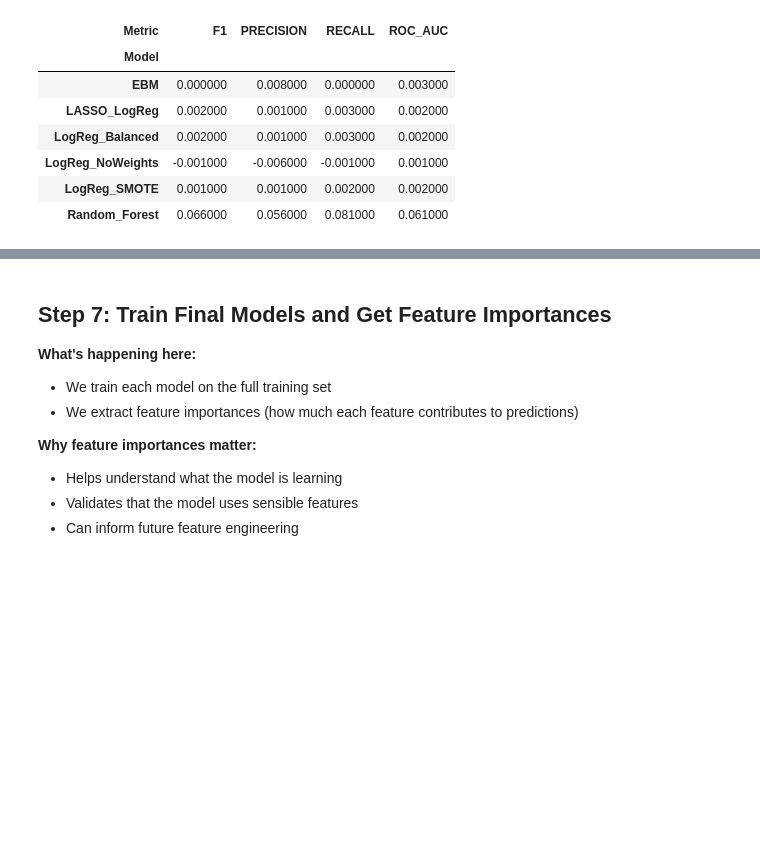
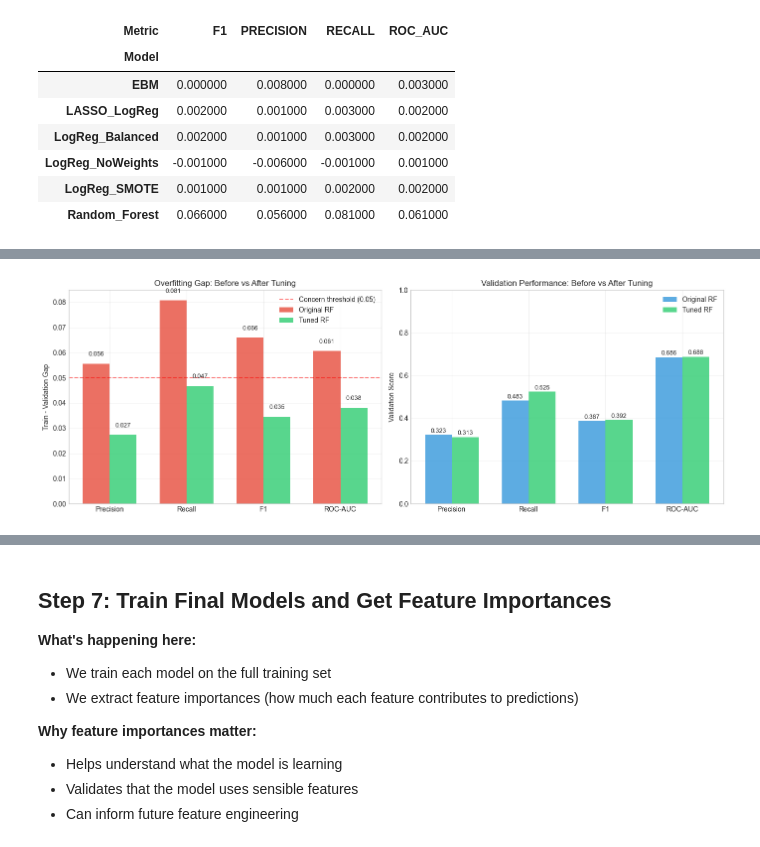
Before and after one commit to saras-audrius/EAISI-Group-Project---NHS, a Jupyter notebook: code/Models Yvonne.ipynb, the cells around one changed output, grey strips where cells are left out. Drawn from its saved outputs; the diff is of its cells as text; code cells hidden in the pictures; blank space fills up the shorter version.

```diff
--- a/code/Models Yvonne.ipynb
+++ b/code/Models Yvonne.ipynb
@@ -554,0 +850,83 @@ Gaps > 0.02 are highlighted in light yellow.
+# %%
+# Step 6c-ii: Verify Overfitting Reduction
+# ==========================================
+
+# Run cross-validation on the updated Random Forest to confirm the gap has shrunk
+scores_new = cross_validate(
+    models['Random_Forest'], X_train, y_train,
+    cv=StratifiedKFold(n_splits=5, shuffle=True, random_state=42),
+    scoring={'f1': 'f1', 'recall': 'recall', 'precision': 'precision', 'roc_auc': 'roc_auc'},
+    return_train_score=True,
+    n_jobs=1
+)
+
+# Compare old RF (from Step 5) vs new RF
+fig, axes = plt.subplots(1, 2, figsize=(14, 5))
+
+metrics = ['precision', 'recall', 'f1', 'roc_auc']
+labels = ['Precision', 'Recall', 'F1', 'ROC-AUC']
+
+# Old gaps (from cv_results computed in Step 5)
+old_gaps = [cv_results['Random_Forest'][f'train_{m}'].mean() - cv_results['Random_Forest'][f'test_{m}'].mean() for m in metrics]
+new_gaps = [scores_new[f'train_{m}'].mean() - scores_new[f'test_{m}'].mean() for m in metrics]
+
+# Left: Overfitting gap comparison
+ax = axes[0]
+x = np.arange(len(metrics))
+width = 0.35
+bars1 = ax.bar(x - width/2, old_gaps, width, label='Original RF', color='#e74c3c', alpha=0.8)
+bars2 = ax.bar(x + width/2, new_gaps, width, label='Tuned RF', color='#2ecc71', alpha=0.8)
+ax.axhline(y=0.05, color='red', linestyle='--', alpha=0.5, label='Concern threshold (0.05)')
+ax.set_ylabel('Train - Validation Gap')
+ax.set_title('Overfitting Gap: Before vs After Tuning')
+ax.set_xticks(x)
+ax.set_xticklabels(labels)
+ax.legend()
+ax.grid(True, alpha=0.3)
+
+for bar in bars1:
+    ax.text(bar.get_x() + bar.get_width()/2, bar.get_height() + 0.003, f'{bar.get_height():.3f}',
+            ha='center', fontsize=9)
+for bar in bars2:
+    ax.text(bar.get_x() + bar.get_width()/2, bar.get_height() + 0.003, f'{bar.get_height():.3f}',
+            ha='center', fontsize=9)
+
+# Right: Validation scores comparison
+ax = axes[1]
+old_val = [cv_results['Random_Forest'][f'test_{m}'].mean() for m in metrics]
+new_val = [scores_new[f'test_{m}'].mean() for m in metrics]
+
+bars1 = ax.bar(x - width/2, old_val, width, label='Original RF', color='#3498db', alpha=0.8)
+bars2 = ax.bar(x + width/2, new_val, width, label='Tuned RF', color='#2ecc71', alpha=0.8)
+ax.set_ylabel('Validation Score')
+ax.set_title('Validation Performance: Before vs After Tuning')
+ax.set_xticks(x)
+ax.set_xticklabels(labels)
+ax.legend()
+ax.set_ylim(0, 1)
+ax.grid(True, alpha=0.3)
+
+for bar in bars1:
+    ax.text(bar.get_x() + bar.get_width()/2, bar.get_height() + 0.01, f'{bar.get_height():.3f}',
+            ha='center', fontsize=9)
+for bar in bars2:
+    ax.text(bar.get_x() + bar.get_width()/2, bar.get_height() + 0.01, f'{bar.get_height():.3f}',
+            ha='center', fontsize=9)
+
+plt.tight_layout()
+plt.show()
+
+# Update cv_results so later steps use the new RF scores
+cv_results['Random_Forest'] = scores_new
+
+print("\nSummary:")
+print("=" * 60)
+for m, label in zip(metrics, labels):
+    old_g = cv_results_old_gap = old_gaps[metrics.index(m)]
+    new_g = new_gaps[metrics.index(m)]
+    reduction = ((old_g - new_g) / old_g * 100) if old_g > 0 else 0
+    print(f"  {label}: gap reduced from {old_g:.3f} → {new_g:.3f} ({reduction:.0f}% reduction)")
+
+print("\nThe updated Random Forest model will be used in all subsequent steps.")
+# %% [output]
+[figure, added]
```
Also changed, not shown: parts of 44 cells of this notebook.
